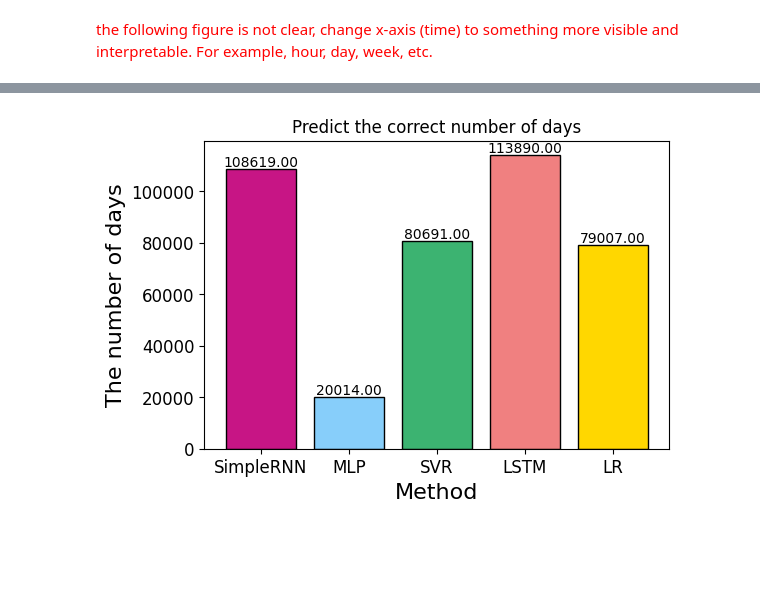
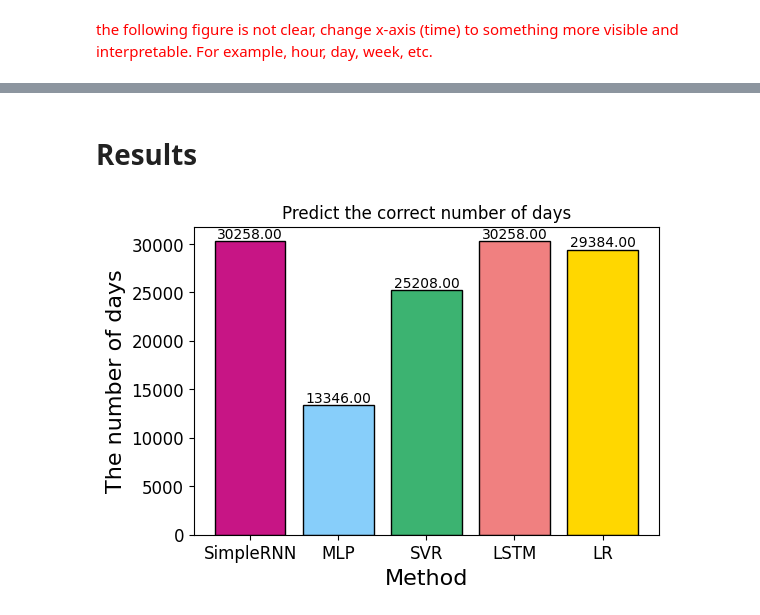
Before and after one commit to Dr-Isam-ALJAWARNEH/ds-project-lstm-forecasting, a Jupyter notebook: code/Project01_LSTM.ipynb, the cells around one changed output, grey strips where cells are left out. Drawn from its saved outputs; the diff is of its cells as text; code cells hidden in the pictures; blank space fills up the shorter version.

```diff
--- a/code/Project01_LSTM.ipynb
+++ b/code/Project01_LSTM.ipynb
@@ -1216,3 +1272,3 @@ MLP_model.compile(optimizer='adam',loss='mae')
 # %%
-history_MLP=MLP_model.fit(x_train_multi_2d,y_train_multi,epochs=100,batch_size=72,validation_data=(x_test_multi_2d,y_test_multi))
+history_MLP=MLP_model.fit(x_train_multi_2d,y_train_multi,epochs=30,batch_size=72,validation_data=(x_test_multi_2d,y_test_multi))
 # %% [output]
@@ -1236,3 +1292,3 @@ Epoch 100/100
 # %%
-y_train_M_MLP=MLP_model.predict(x_train_multi_2d)
+y_predicted=MLP_model.predict(x_test_multi_2d)
 # %% [output]
@@ -1247,22 +1296,24 @@ predict_MLP=MLP_model.predict(x_test_multi_2d)
+# %%
+y_predicted_inv=scaler_y.inverse_transform(y_predicted)
 # %%
 from math import sqrt
 import numpy as np
 from sklearn.metrics import mean_squared_error as mse
 
 # Calculate rmse
-rmse_MLP = sqrt(mse(y_test_multi, predict_MLP))
+rmse_MLP = sqrt(mse(y_test_multi, y_predicted_inv))
 
 # Calculate mse
-mse_MLP = mse(y_test_multi, predict_MLP)
+mse_MLP = mse(y_test_multi, y_predicted_inv)
 
 # Calculate mae
-mae_MLP = mae(y_test_multi, predict_MLP)
+mae_MLP = mae(y_test_multi, y_predicted_inv)
 
 # Calculate Maximum Prediction Error
-max_prediction_error_MLP = np.max(np.abs(y_test_multi - predict_MLP))
+max_prediction_error_MLP = np.max(np.abs(y_test_multi - y_predicted_inv))
 
 # Calculate the number of correct predictions
-predict_MLPp=predict_MLP[:,2]
+predict_MLPp=y_predicted_inv[:,2]
 y_test_multii=y_test_multi[:,2]
 total_correct_predictions_MLP=0
 K=np.zeros(len(predict_MLPp))
@@ -1326,35 +1377,37 @@ and the following
 <font color='red'> the following figure is not clear, change x-axis (time) to something more visible and interpretable. For example, hour, day, week, etc.</font>
 # %% [markdown]
 ![image.png](embedded-picture-1)
+# %% [markdown]
+# Results
 # %%
 import matplotlib.pyplot as plt
 import numpy as np
 
 x = ['SimpleRNN','MLP', 'SVR', 'LSTM', 'LR']
-y = [total_correct_predictions_SimpleRNN, total_correct_predictions_MLP, total_correct_predictions_SVR, total_correct_predictions_LSTM, total_correct_predictions_lr]
+y = [total_correct_predictions_rnn, total_correct_predictions_MLP, total_correct_predictions_SVR, total_correct_predictions_LSTM, total_correct_predictions_lr]
 
 width = 0.2
 colors = ['mediumvioletred','lightskyblue', 'mediumseagreen', 'lightcoral', 'gold']
 
 fig, ax = plt.subplots(figsize=(6,4))
 
 bars = plt.bar([1, 2, 3, 4, 5], y, color=colors, edgecolor='black')
 
 plt.xlabel('Method', fontsize=16)
 plt.ylabel('The number of days', fontsize=16)
 plt.xticks([1, 2, 3, 4, 5], x, fontsize=12)
 plt.yticks(fontsize=12)
 plt.title("Predict the correct number of days")
 
 
 for i, bar in enumerate(bars):
     bar.set_label(x[i])
     plt.text(bar.get_x() + bar.get_width() / 2, bar.get_height(), f'{y[i]:.2f}', ha='center', va='bottom')
 
 
 plt.show()
 # %% [output]
-[figure, old version]
+[figure, new version]
 # %%
 import matplotlib.pyplot as plt
 import numpy as np
```
Also changed, not shown: parts of 134 cells of this notebook, 11 other files.
